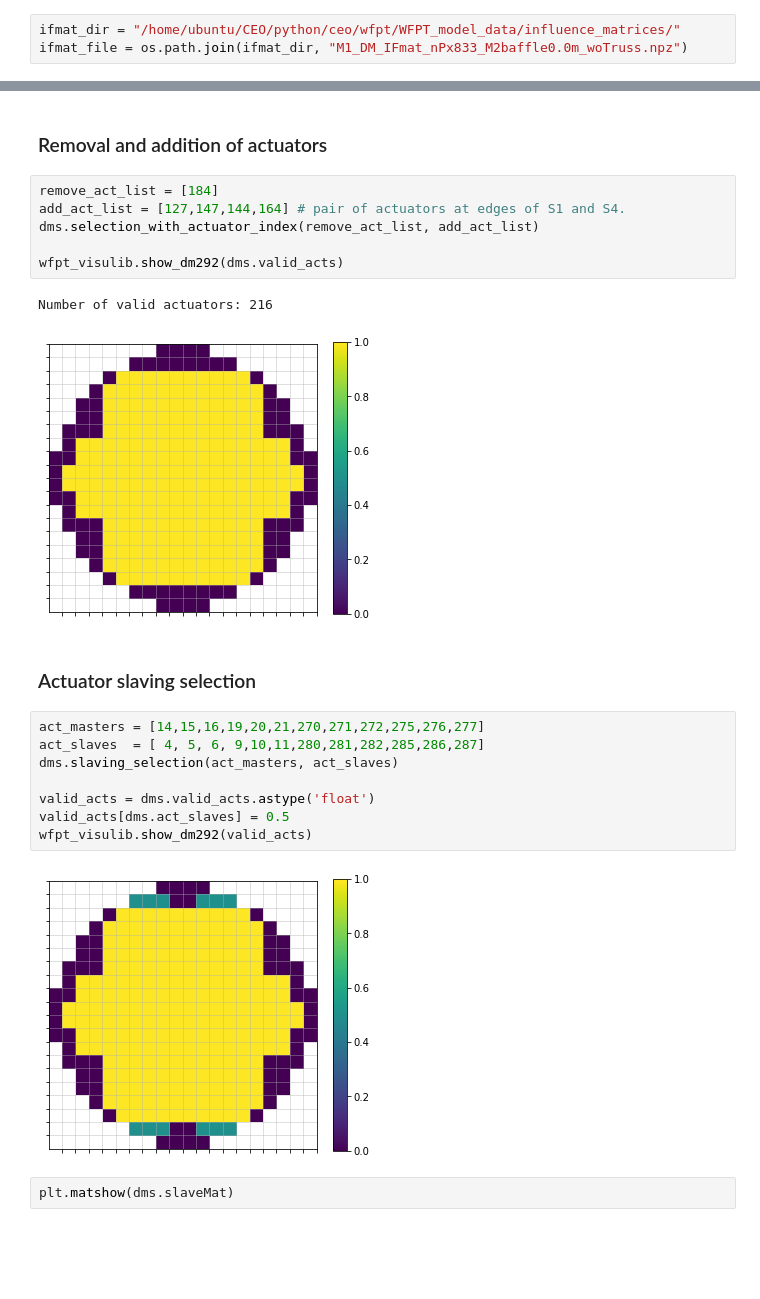
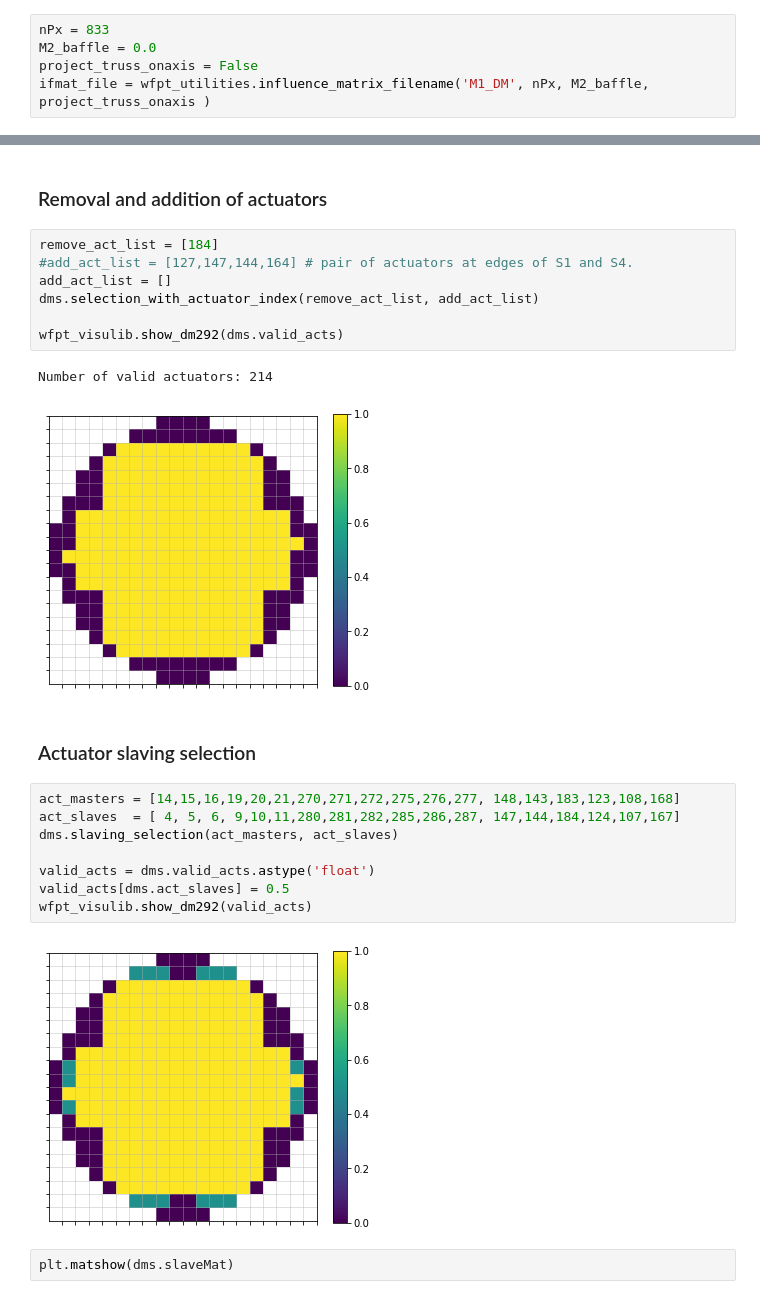
Before and after one commit to fquiros/CEO, a Jupyter notebook: python/ceo/wfpt/WFPT_DM_validacts_selection.ipynb, the cells around one changed output, grey strips where cells are left out. Drawn from its saved outputs; the diff is of its cells as text; blank space fills up the shorter version.

```diff
--- a/python/ceo/wfpt/WFPT_DM_validacts_selection.ipynb
+++ b/python/ceo/wfpt/WFPT_DM_validacts_selection.ipynb
@@ -32,8 +30,10 @@ for jj in range(292):
 # %% [markdown]
 ## Selection based on simulated DM influence functions
 # %%
-ifmat_dir = "/home/ubuntu/CEO/python/ceo/wfpt/WFPT_model_data/influence_matrices/"
-ifmat_file = os.path.join(ifmat_dir, "M1_DM_IFmat_nPx833_M2baffle0.0m_woTruss.npz")
+nPx = 833
+M2_baffle = 0.0
+project_truss_onaxis = False
+ifmat_file = wfpt_utilities.influence_matrix_filename('M1_DM', nPx, M2_baffle, project_truss_onaxis )
 # %%
 dms = wfpt_dm_act_selection(ifmat_file, 'IFpeaks')
 # %% [output]
@@ -60,25 +60,26 @@ With a threshold of 0.380 you get 215 valid actuators.
 ### Removal and addition of actuators
 # %%
 remove_act_list = [184]
-add_act_list = [127,147,144,164] # pair of actuators at edges of S1 and S4.
+#add_act_list = [127,147,144,164] # pair of actuators at edges of S1 and S4.
+add_act_list = []
 dms.selection_with_actuator_index(remove_act_list, add_act_list)
 
 wfpt_visulib.show_dm292(dms.valid_acts)
 # %% [output]
-Number of valid actuators: 216
+Number of valid actuators: 214
-[figure, old version]
+[figure, new version]
 # %% [markdown]
 ### Actuator slaving selection
 # %%
-act_masters = [14,15,16,19,20,21,270,271,272,275,276,277]
-act_slaves  = [ 4, 5, 6, 9,10,11,280,281,282,285,286,287]
+act_masters = [14,15,16,19,20,21,270,271,272,275,276,277, 148,143,183,123,108,168]
+act_slaves  = [ 4, 5, 6, 9,10,11,280,281,282,285,286,287, 147,144,184,124,107,167]
 dms.slaving_selection(act_masters, act_slaves)
 
 valid_acts = dms.valid_acts.astype('float')
 valid_acts[dms.act_slaves] = 0.5
 wfpt_visulib.show_dm292(valid_acts)
 # %% [output]
-[figure, old version]
+[figure, new version]
 # %%
 plt.matshow(dms.slaveMat)
 # %% [output]
```
Also changed, not shown: parts of 4 cells of this notebook, 8 other files.
